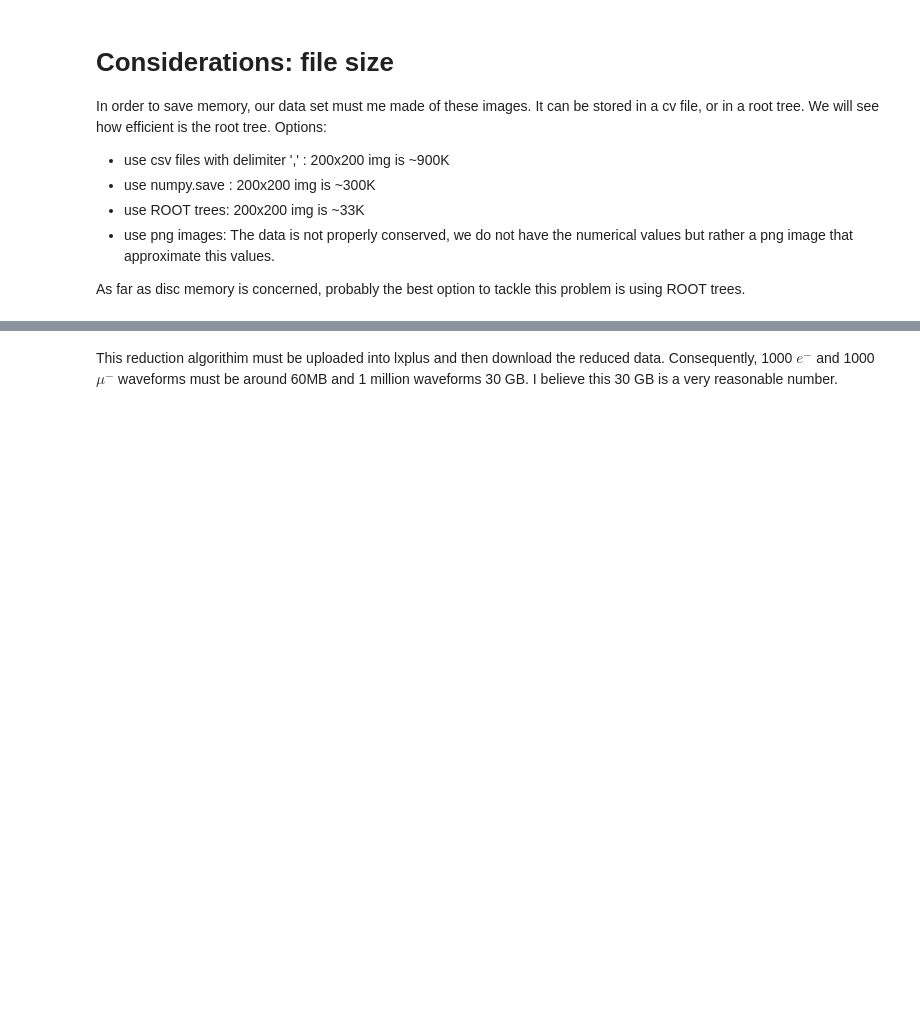
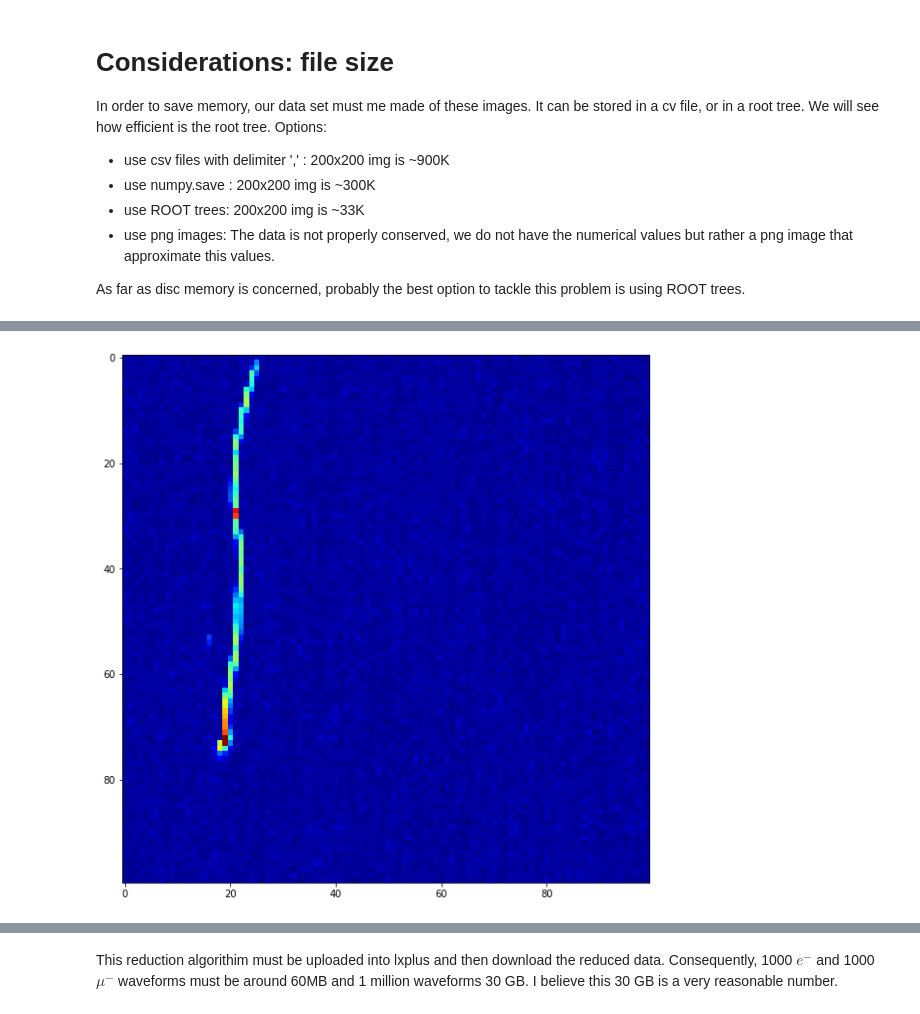
Before and after one commit to Ssciences/DeepNeutrino, a Jupyter notebook: Preliminaries.ipynb, the cells around one changed output, grey strips where cells are left out. Cells and saved outputs as stored; diff of their text form; code cells hidden in the pictures; blank space fills up the shorter version.

```diff
--- a/Preliminaries.ipynb
+++ b/Preliminaries.ipynb
@@ -169,8 +215,10 @@ v1red.flatten()[0]
 # %%
 fig = plt.figure(frameon = False)
-plt.imshow(v1red.flatten().reshape(200,200).T,cmap = 'jet',interpolation='none')
+plt.imshow(v1red.flatten().reshape(100,100).T,cmap = 'jet',interpolation='none')
 fig.set_size_inches(10, 10) ##grey scale
 plt.savefig('small.png')
+# %% [output]
+[figure, added]
 # %%
 file=uproot.open("example.root")
 tree=file[b'mytree;1']
```
Also changed, not shown: parts of 19 cells of this notebook.
